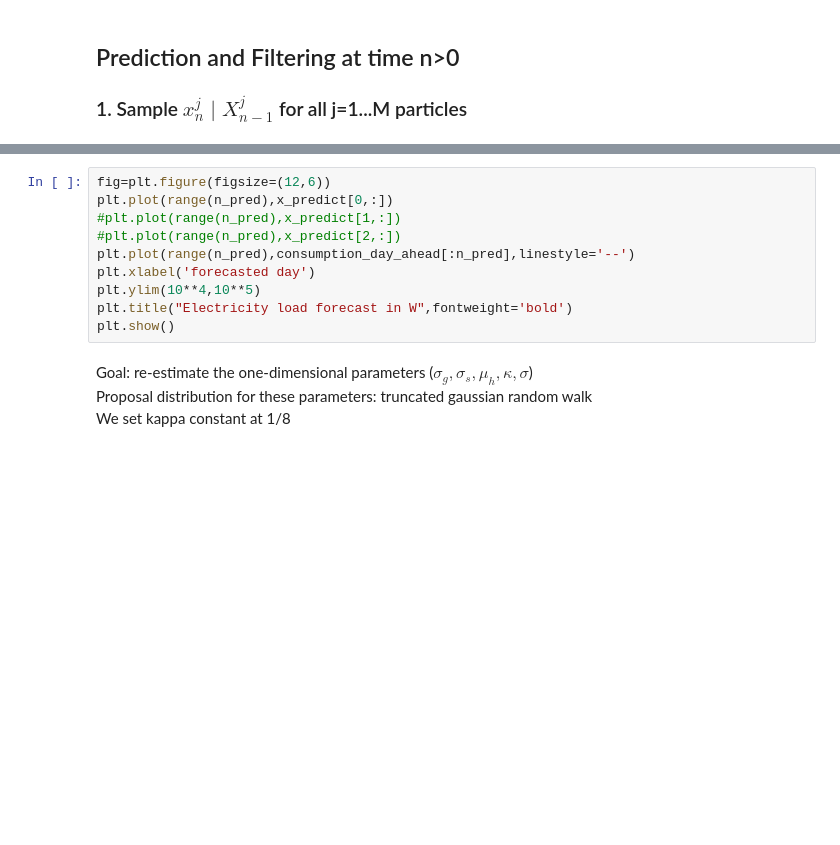
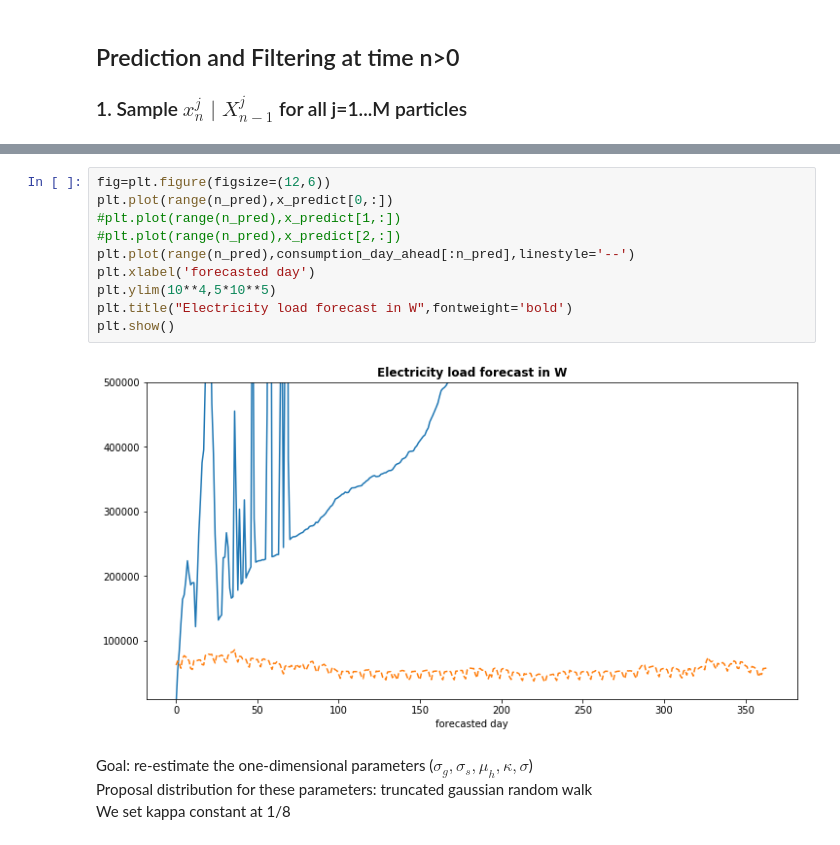
Before and after one commit to zakaryaxali/smc_electricity_forecast, a Jupyter notebook: particle_filtering_3pm.ipynb, the cells around one changed output, grey strips where cells are left out. Drawn from its saved outputs; the diff is of its cells as text; blank space fills up the shorter version.

```diff
--- a/particle_filtering_3pm.ipynb
+++ b/particle_filtering_3pm.ipynb
@@ -194,13 +220,15 @@ plt.show()
 # %%
 fig=plt.figure(figsize=(12,6))
 plt.plot(range(n_pred),x_predict[0,:])
 #plt.plot(range(n_pred),x_predict[1,:])
 #plt.plot(range(n_pred),x_predict[2,:])
 plt.plot(range(n_pred),consumption_day_ahead[:n_pred],linestyle='--')
 plt.xlabel('forecasted day')
-plt.ylim(10**4,10**5)
+plt.ylim(10**4,5*10**5)
 plt.title("Electricity load forecast in W",fontweight='bold')
 plt.show()
+# %% [output]
+[figure, added]
 # %% [markdown]
 Goal: re-estimate the one-dimensional parameters ($\sigma_g,\sigma_s,\mu_h,\kappa,\sigma$)<br>
 Proposal distribution for these parameters: truncated gaussian random walk<br>
```
Also changed, not shown: parts of 9 cells of this notebook, 1 other file.
